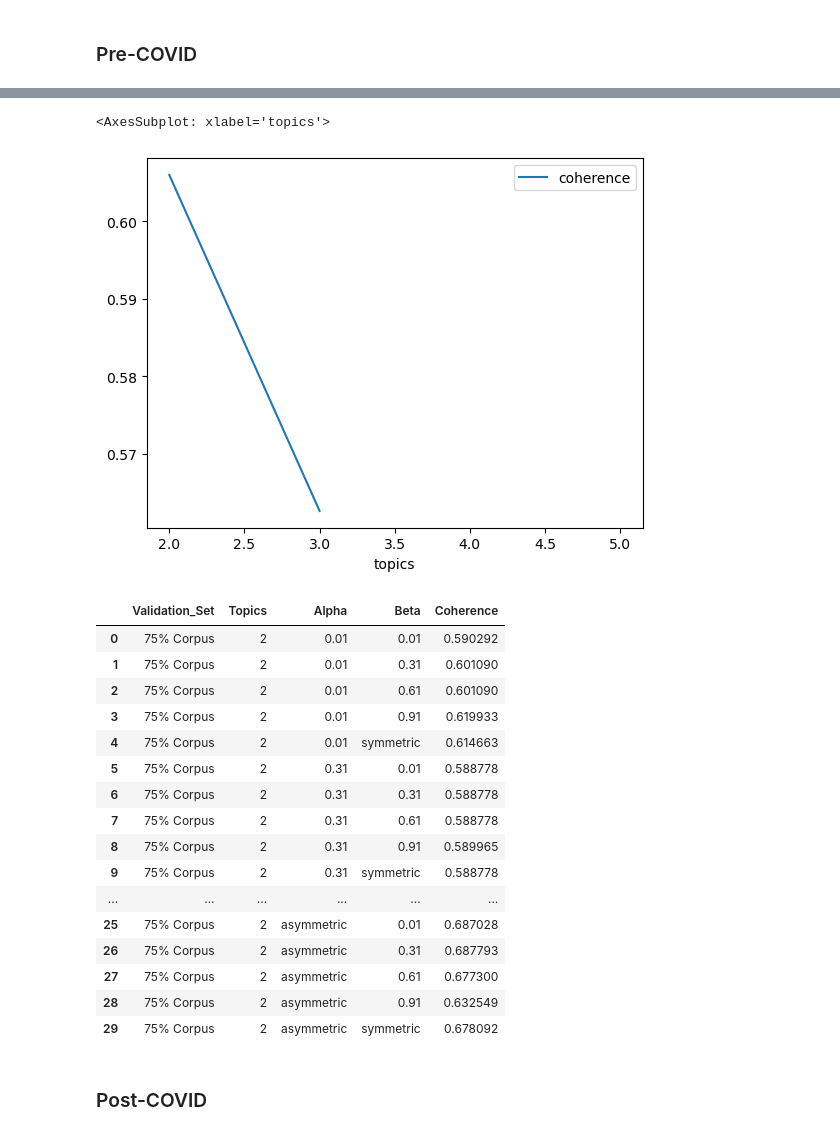
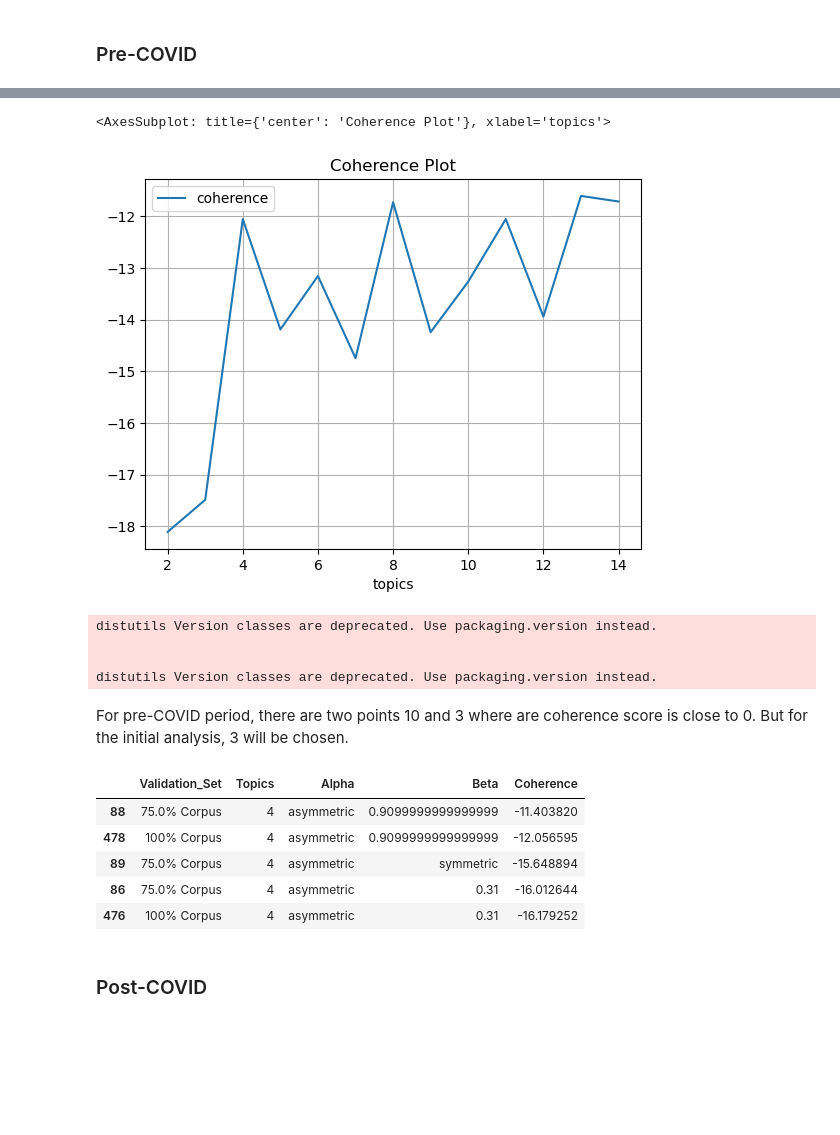
Before and after one commit to patilpushkarp/comp, a Jupyter notebook: comp/docs/individual/fintech/faircent.ipynb, the cells around one changed output, grey strips where cells are left out. Saved outputs shown, nothing was run; the diff lists cells and outputs as text; code cells hidden in the pictures; blank space fills up the shorter version.

Commit message:
Updated lendingkart, mobikwik, faircent, pine labs  notebooks

```diff
--- a/comp/docs/individual/fintech/faircent.ipynb
+++ b/comp/docs/individual/fintech/faircent.ipynb
@@ -139 +41,4 @@ See the caveats in the documentation: https://pandas.pydata.org/pandas-docs/stab
+# %%
+# Preprocess the data
+pre_df, post_df = processor.preprocess(df)
 # %%
@@ -349,0 +138,5 @@ pre_ts_df.head()
+# %%
+pre_df_result = processor.perform_hyperparameter_tuning(pre_corpus,
+                                                        pre_id2word,
+                                                        pre_df['bigram'].values.tolist(),
+                                                        "./../../data/fintech/faircent/pre.csv")
@@ -349,0 +145,4 @@ pre_ts_df.head()
+# %%
+# Maximum coherence
+pre_df_result.sort_values('Coherence', ascending=False, inplace=True)
+pre_df_result.head(10)
@@ -350,27 +161,30 @@ pre_ts_df.head()
+# %%
+pre_ts_df = processor.create_topic_df(pre_df_result[pre_df_result['Validation_Set'] == '100% Corpus'],
+                                        'asymmetric',
+                                        '0.9099999999999999')
 # %%
-pre_ts_df.plot.line(x='topics', y='coherence')
+pre_ts_df.plot.line(x='topics', y='coherence', title='Coherence Plot', grid = True)
 # %% [output]
-<AxesSubplot: xlabel='topics'>
+<AxesSubplot: title={'center': 'Coherence Plot'}, xlabel='topics'>
-[figure, old version]
+[figure, new version]
+# %%
+fig = px.line(pre_ts_df, x='topics', y='coherence', title='Coherence plot')
+fig.show()
+# %% [output]
+distutils Version classes are deprecated. Use packaging.version instead.
+
+
+distutils Version classes are deprecated. Use packaging.version instead.
+# %% [markdown]
+For pre-COVID period, there are two points 10 and 3 where are coherence score is close to 0. But for the initial analysis, 3 will be chosen.
 # %%
-pre_df_result[pre_df_result['Topics'] == 2]
+pre_df_result[pre_df_result['Topics'] == 4].head(5)
 # %% [output]
 |  | Validation_Set | Topics | Alpha | Beta | Coherence |
-| 0 | 75% Corpus | 2 | 0.01 | 0.01 | 0.590292 |
-| 1 | 75% Corpus | 2 | 0.01 | 0.31 | 0.601090 |
-| 2 | 75% Corpus | 2 | 0.01 | 0.61 | 0.601090 |
-| 3 | 75% Corpus | 2 | 0.01 | 0.91 | 0.619933 |
-| 4 | 75% Corpus | 2 | 0.01 | symmetric | 0.614663 |
-| 5 | 75% Corpus | 2 | 0.31 | 0.01 | 0.588778 |
-| 6 | 75% Corpus | 2 | 0.31 | 0.31 | 0.588778 |
-| 7 | 75% Corpus | 2 | 0.31 | 0.61 | 0.588778 |
-| 8 | 75% Corpus | 2 | 0.31 | 0.91 | 0.589965 |
-| 9 | 75% Corpus | 2 | 0.31 | symmetric | 0.588778 |
-| ... | ... | ... | ... | ... | ... |
-| 25 | 75% Corpus | 2 | asymmetric | 0.01 | 0.687028 |
-| 26 | 75% Corpus | 2 | asymmetric | 0.31 | 0.687793 |
-| 27 | 75% Corpus | 2 | asymmetric | 0.61 | 0.677300 |
-| 28 | 75% Corpus | 2 | asymmetric | 0.91 | 0.632549 |
-| 29 | 75% Corpus | 2 | asymmetric | symmetric | 0.678092 |
+| 88 | 75.0% Corpus | 4 | asymmetric | 0.9099999999999999 | -11.403820 |
+| 478 | 100% Corpus | 4 | asymmetric | 0.9099999999999999 | -12.056595 |
+| 89 | 75.0% Corpus | 4 | asymmetric | symmetric | -15.648894 |
+| 86 | 75.0% Corpus | 4 | asymmetric | 0.31 | -16.012644 |
+| 476 | 100% Corpus | 4 | asymmetric | 0.31 | -16.179252 |
 # %% [markdown]
 ### Post-COVID
```
Also changed, not shown: parts of 76 cells of this notebook, 4 other files.
